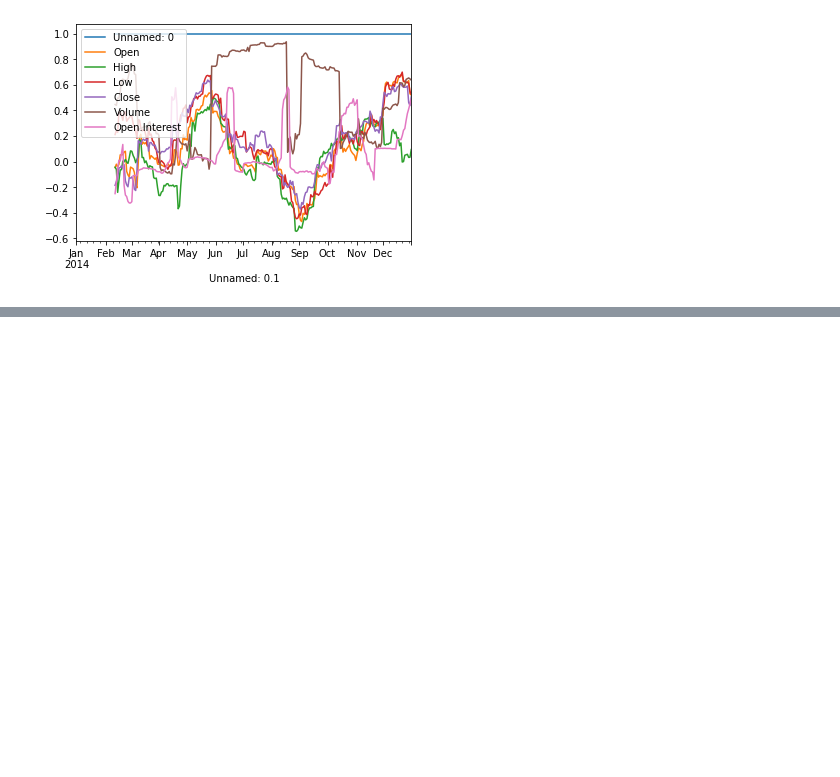
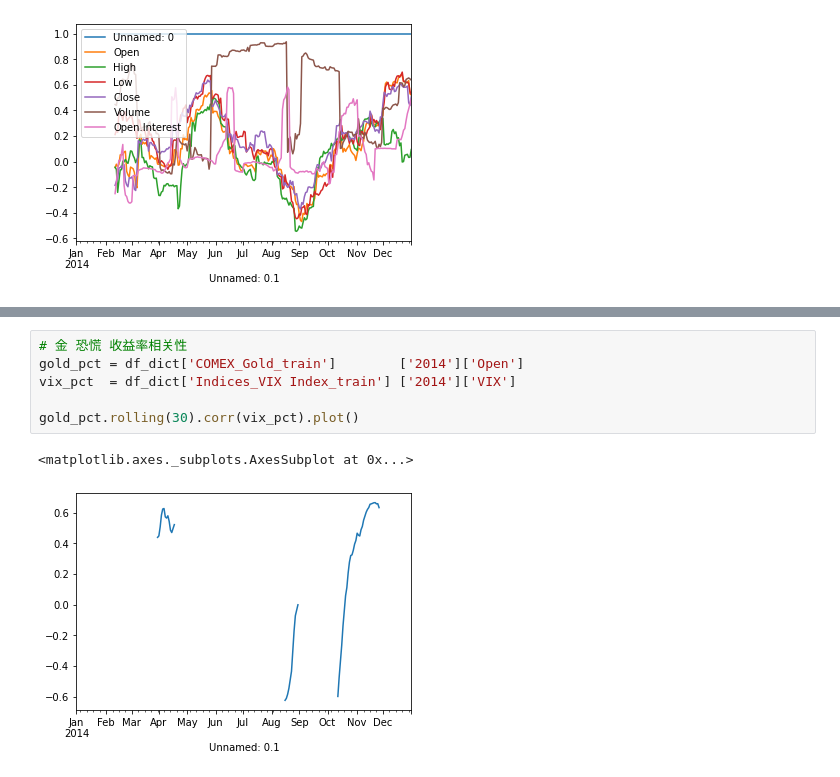
Before and after one commit to physikcat/PredictPrice, a Jupyter notebook: PridictPrice_datetime.ipynb, the cells around one changed output, grey strips where cells are left out. Cells and saved outputs as stored; diff of their text form; blank space fills up the shorter version.

```diff
--- a/PridictPrice_datetime.ipynb
+++ b/PridictPrice_datetime.ipynb
@@ -228,0 +325,9 @@ gold_pct.rolling(30).corr(copper_pct).plot()
+# %%
+# 金 恐慌 收益率相关性
+gold_pct = df_dict['COMEX_Gold_train']        ['2014']['Open']
+vix_pct  = df_dict['Indices_VIX Index_train'] ['2014']['VIX']
+
+gold_pct.rolling(30).corr(vix_pct).plot()
+# %% [output]
+<matplotlib.axes._subplots.AxesSubplot at 0x...>
+[figure, added]
```
Also changed, not shown: parts of 16 cells of this notebook.
